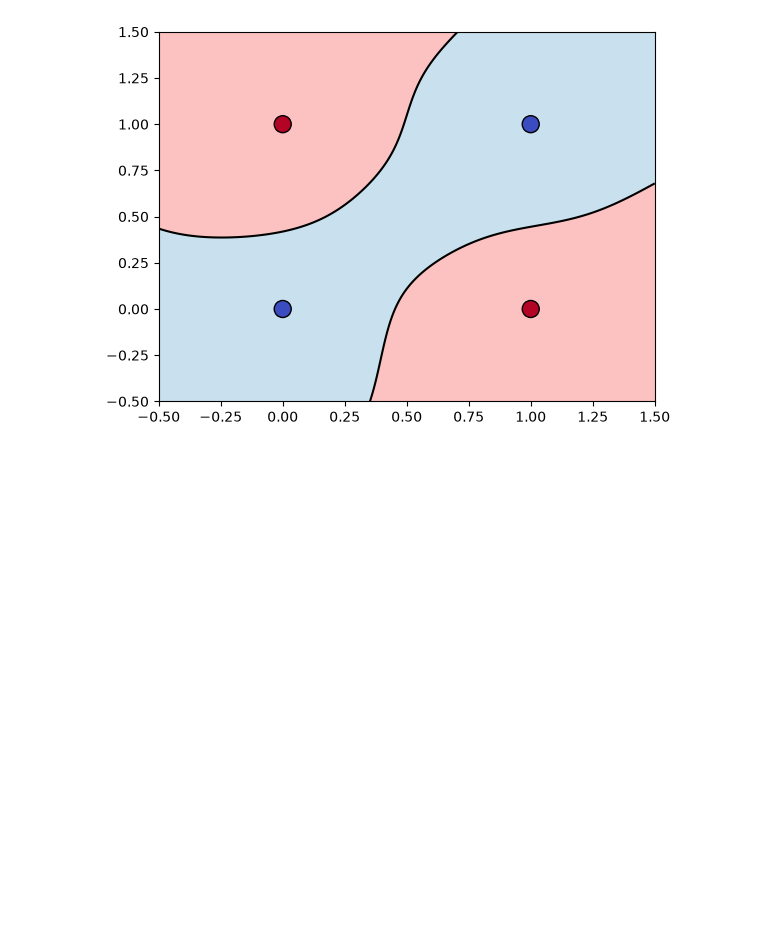
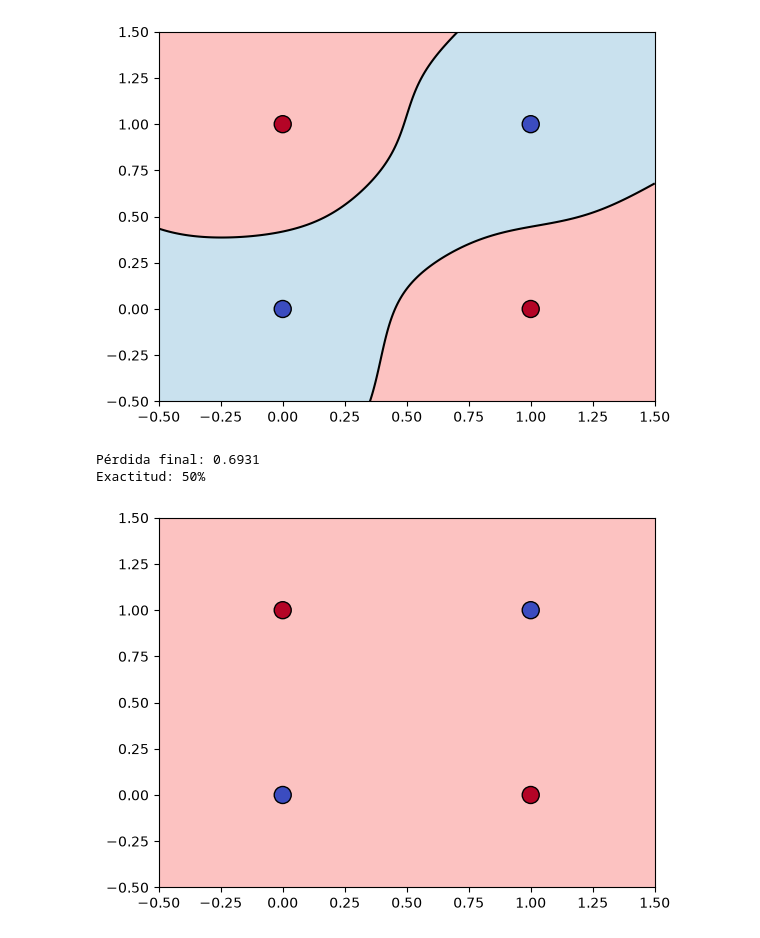
Before and after one commit to Antonio-3108/Natural-Language-Processing, a Jupyter notebook: Laboratorio 7/lab07.ipynb, the cells around one changed output. Cells and saved outputs as stored; diff of their text form; code cells hidden in the pictures; blank space fills up the shorter version.

```diff
--- a/Laboratorio 7/lab07.ipynb
+++ b/Laboratorio 7/lab07.ipynb
@@ -34,7 +38,7 @@ class MLP(nn.Module):
     def forward(self, x):
         return self.output(self.activation(self.hidden(x)))
 
-def train(model, X, y, epochs=2000, lr=0.05):
+def train_model(model, X, y, epochs=2000, lr=0.05):
     loss_fn = nn.BCEWithLogitsLoss()
     opt = torch.optim.Adam(model.parameters(), lr=lr)
     losses = []
@@ -77,17 +81,13 @@ Exactitud: 100%
 # %%
 # Version sin función de activación entre las capas
 
-torch.manual_seed(42)
-mlp_lineal = MLP(usar_activacion=False)
-perdidas_lineal = entrenar(mlp_lineal, X, y)
+mlp_lineal = MLP(use_activation=False)
+perdidas_lineal = train_model(mlp_lineal, X, y)
 
 print(f'Pérdida final: {perdidas_lineal[-1]:.4f}')
-print(f'Exactitud: {exactitud(mlp_lineal, X, y) * 100:.0f}%')
-graficar_frontera(mlp_lineal, X, y, 'MLP sin activación: frontera lineal')
-
-plt.plot(perdidas_mlp, label='Con tanh')
-plt.plot(perdidas_lineal, label='Sin activación')
-plt.xlabel('Época')
-plt.ylabel('Pérdida (BCE)')
-plt.legend()
-plt.show()
+print(f'Exactitud: {model_accuracy(mlp_lineal, X, y) * 100:.0f}%')
+plot(mlp_lineal, X, y)
+# %% [output]
+Pérdida final: 0.6931
+Exactitud: 50%
+[figure, added]
```
Also changed, not shown: parts of 15 cells of this notebook.
